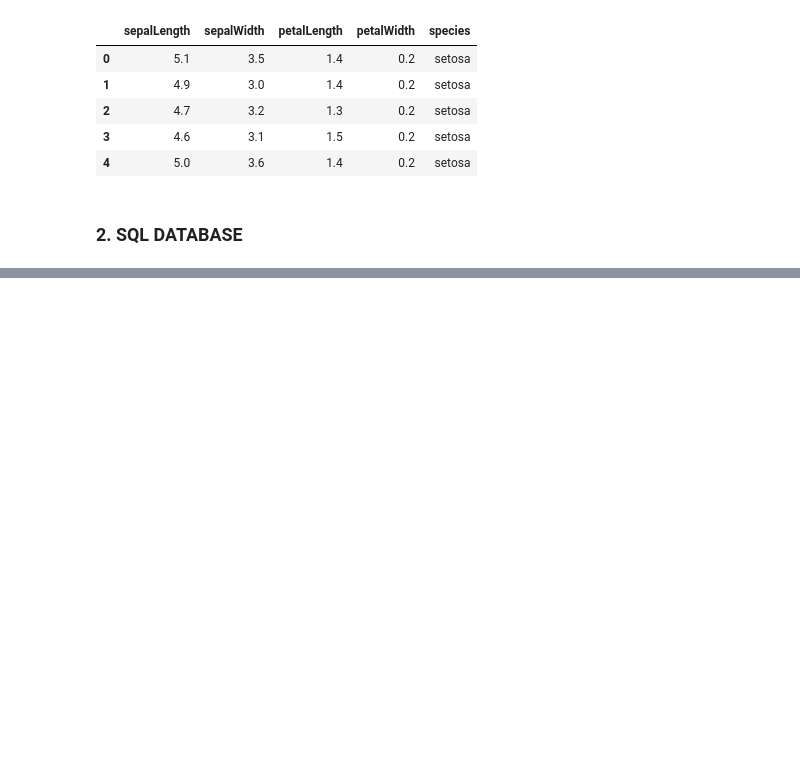
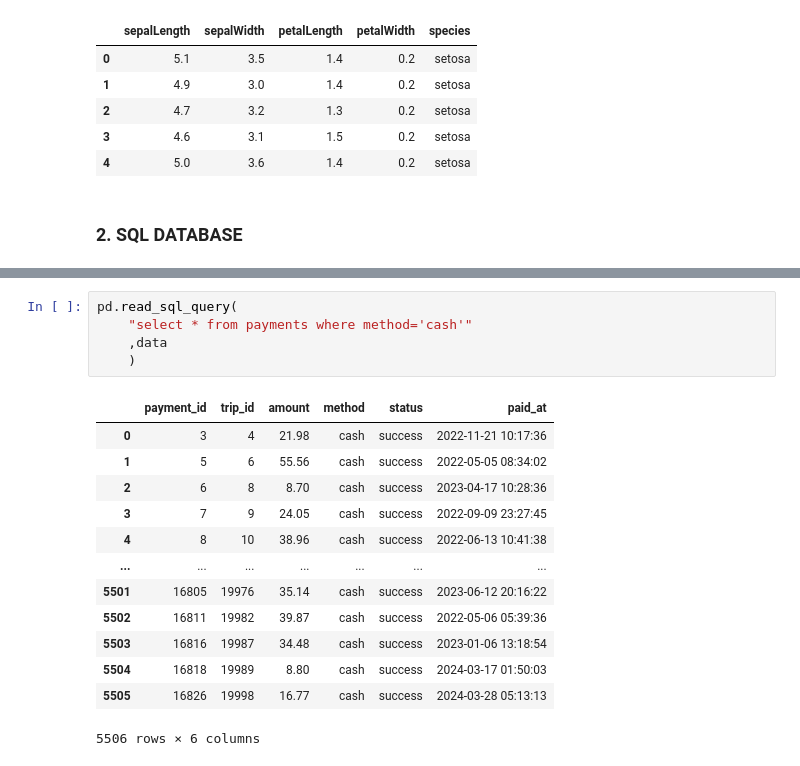
Before and after one commit to ashishsingh200/GEN-AI-COURSES, a Jupyter notebook: 08. Machine Learning/data_gathering_Multiple_Ways.ipynb, the cells around one changed output, grey strips where cells are left out. Saved outputs shown, nothing was run; the diff lists cells and outputs as text; blank space fills up the shorter version.

```diff
--- a/08. Machine Learning/data_gathering_Multiple_Ways.ipynb
+++ b/08. Machine Learning/data_gathering_Multiple_Ways.ipynb
@@ -157,0 +239,19 @@ json_data.head()
+# %%
+pd.read_sql_query(
+    "select * from payments where method='cash'"
+    ,data
+    )
+# %% [output]
+|  | payment_id | trip_id | amount | method | status | paid_at |
+| 0 | 3 | 4 | 21.98 | cash | success | 2022-11-21 10:17:36 |
+| 1 | 5 | 6 | 55.56 | cash | success | 2022-05-05 08:34:02 |
+| 2 | 6 | 8 | 8.70 | cash | success | 2023-04-17 10:28:36 |
+| 3 | 7 | 9 | 24.05 | cash | success | 2022-09-09 23:27:45 |
+| 4 | 8 | 10 | 38.96 | cash | success | 2022-06-13 10:41:38 |
+| ... | ... | ... | ... | ... | ... | ... |
+| 5501 | 16805 | 19976 | 35.14 | cash | success | 2023-06-12 20:16:22 |
+| 5502 | 16811 | 19982 | 39.87 | cash | success | 2022-05-06 05:39:36 |
+| 5503 | 16816 | 19987 | 34.48 | cash | success | 2023-01-06 13:18:54 |
+| 5504 | 16818 | 19989 | 8.80 | cash | success | 2024-03-17 01:50:03 |
+| 5505 | 16826 | 19998 | 16.77 | cash | success | 2024-03-28 05:13:13 |
+5506 rows × 6 columns
```
Also changed, not shown: parts of 11 cells of this notebook, 2 other files.
